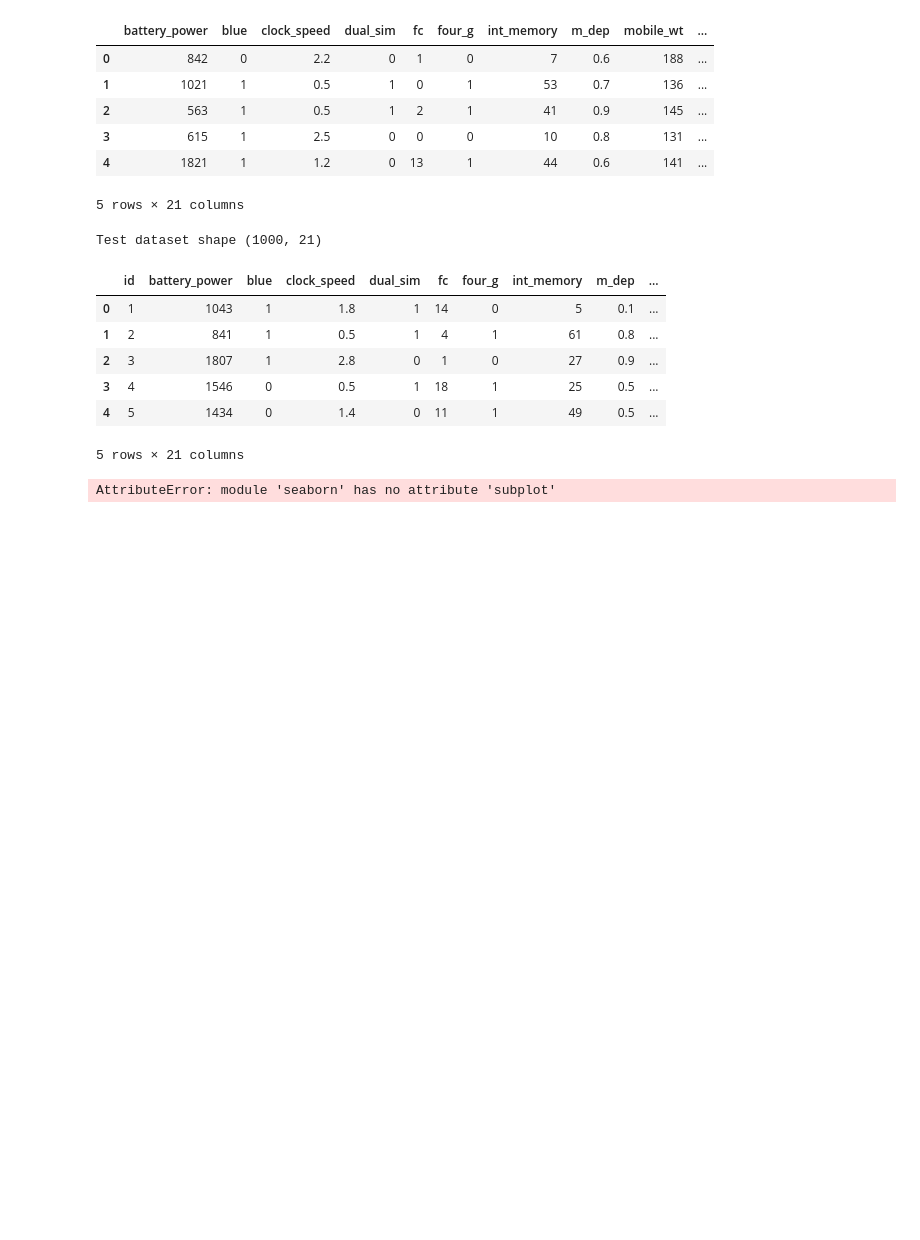
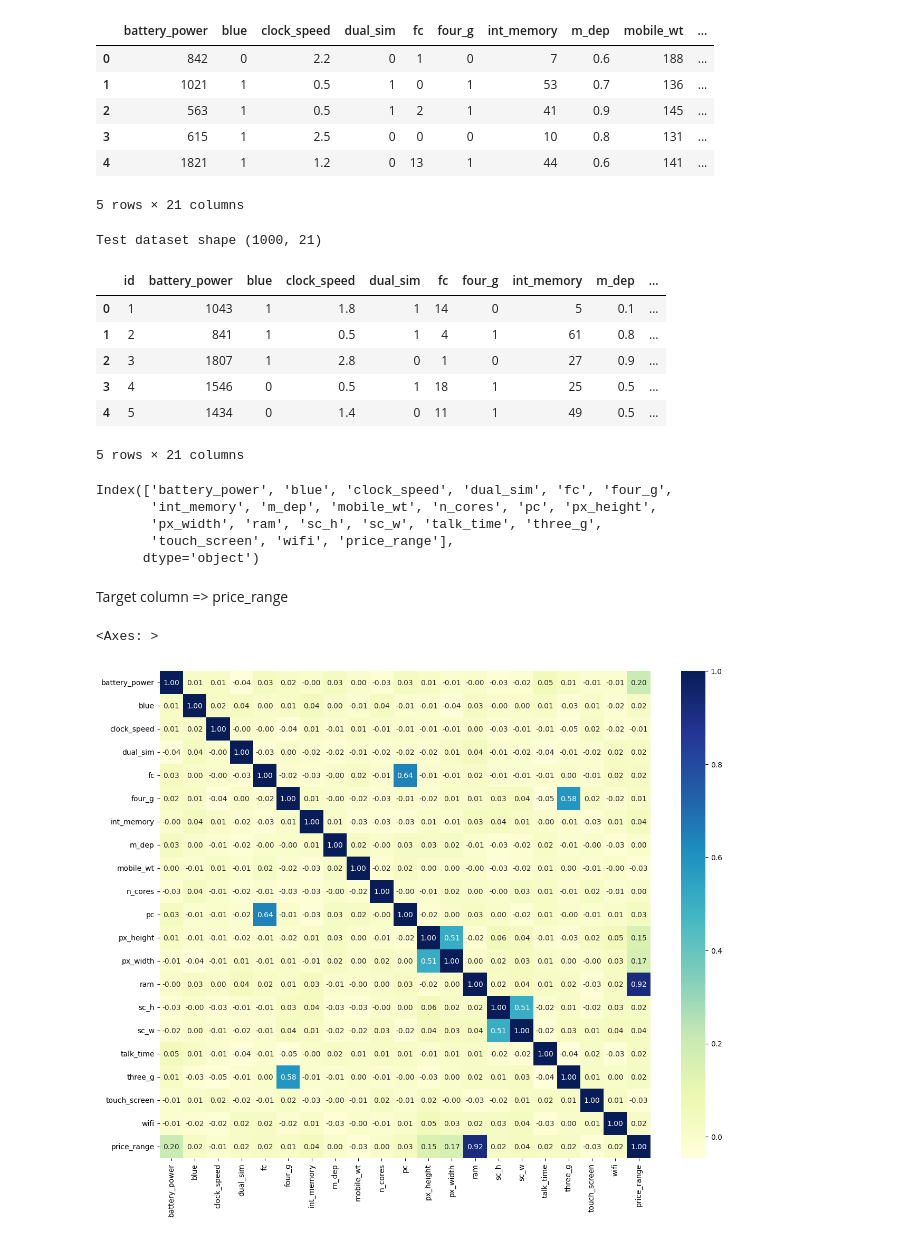
Before and after one commit to Vishal-Pattar/Mobile-Price, a Jupyter notebook: mpp1.ipynb, the cells around one changed output. Saved outputs shown, nothing was run; the diff lists cells and outputs as text; code cells hidden in the pictures; blank space fills up the shorter version.

```diff
--- a/mpp1.ipynb
+++ b/mpp1.ipynb
@@ -32,8 +32,19 @@ Test dataset shape (1000, 21)
 | 3 | 4 | 1546 | 0 | 0.5 | 1 | 18 | 1 | 25 | 0.5 | ... |
 | 4 | 5 | 1434 | 0 | 1.4 | 0 | 11 | 1 | 49 | 0.5 | ... |
 5 rows × 21 columns
+# %%
+train.columns
+# %% [output]
+Index(['battery_power', 'blue', 'clock_speed', 'dual_sim', 'fc', 'four_g',
+       'int_memory', 'm_dep', 'mobile_wt', 'n_cores', 'pc', 'px_height',
+       'px_width', 'ram', 'sc_h', 'sc_w', 'talk_time', 'three_g',
+       'touch_screen', 'wifi', 'price_range'],
+      dtype='object')
+# %% [markdown]
+Target column => price_range
 # %%
-sns.subplot(1,1)
-sns.heatmap(train.corr(), annot=False)
+fig, ax = plt.subplots(1,1,sharex=True, figsize=(15,12))
+sns.heatmap(train.corr(), fmt='.2f', cmap="YlGnBu", annot=True)
 # %% [output]
-AttributeError: module 'seaborn' has no attribute 'subplot'
+<Axes: >
+[figure, added]
```
Also changed, not shown: parts of 7 cells of this notebook.
